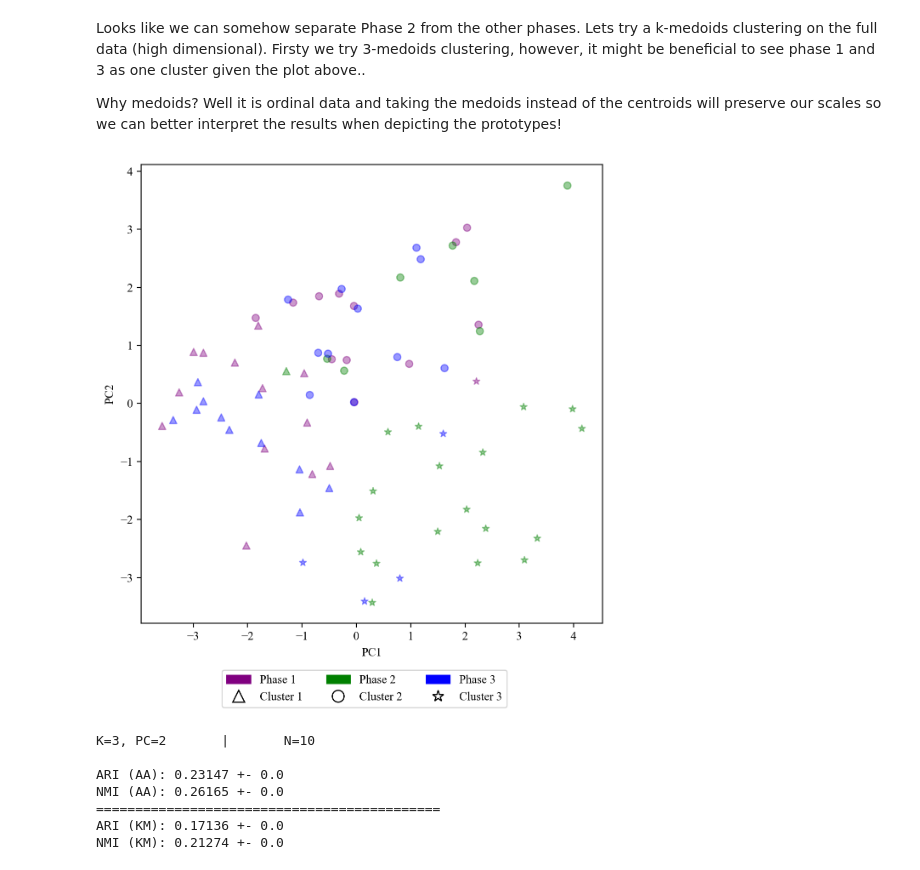
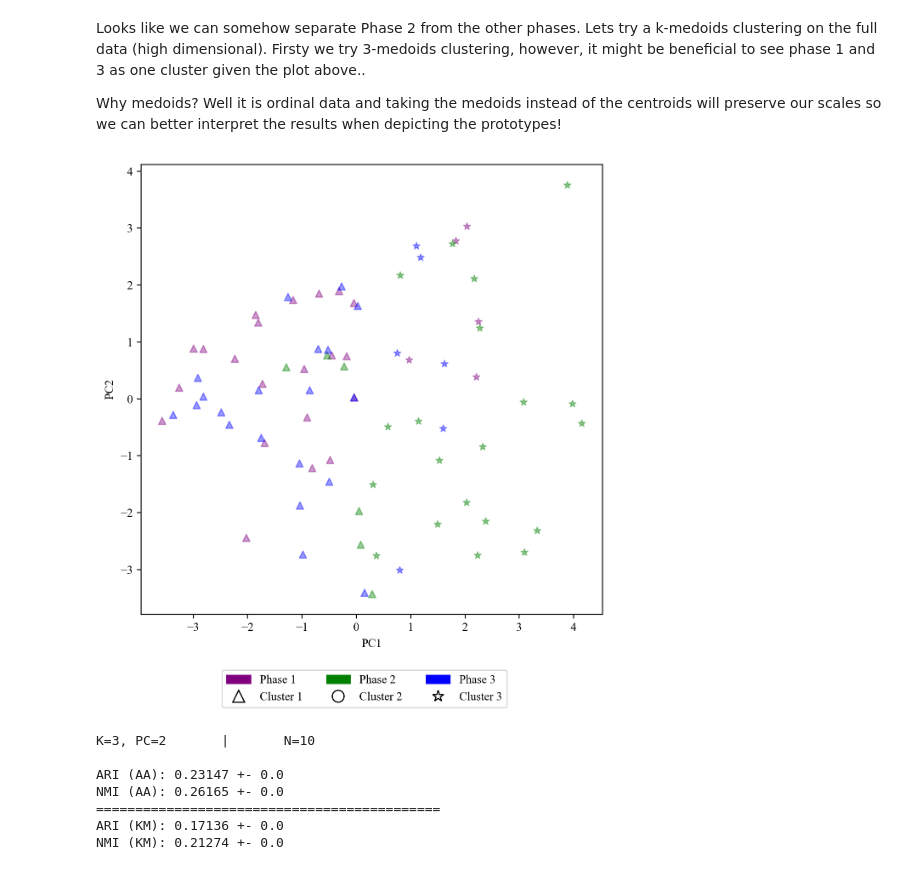
Before and after one commit to Ne0-1/02582_computational_data_analysis, a Jupyter notebook: case2/notebooks/questionnaire_analysis.ipynb, the cells around one changed output. Saved outputs shown, nothing was run; the diff lists cells and outputs as text; code cells hidden in the pictures.

```diff
--- a/case2/notebooks/questionnaire_analysis.ipynb
+++ b/case2/notebooks/questionnaire_analysis.ipynb
@@ -178,7 +189,7 @@ Looks like we can somehow separate Phase 2 from the other phases. Lets try a k-m
 Why medoids? Well it is ordinal data and taking the medoids instead of the centroids will preserve our scales so we can better interpret the results when depicting the prototypes!
 # %%
 from sklearn_extra.cluster import KMedoids
-means3 = KMedoids(n_clusters = 3, random_state = 0)
+means3 = KMedoids(n_clusters = 2, random_state = 0)
 
 X = np.array(matrix_for_PCA, dtype=float)
 means3.fit(X)
@@ -201,34 +212,34 @@ for i, color in enumerate(cmap):
     if p1 == False and label == 'Phase 1':
         p1 = True
         plt.scatter(matrix_plot[i,0], matrix_plot[i,1], color = color, label=label, alpha=0.4, marker=markers[i])
     elif p2 == False and label == 'Phase 2':
         p2 = True
         plt.scatter(matrix_plot[i,0], matrix_plot[i,1], color = color, label=label, alpha=0.4, marker=markers[i])
     elif p3 == False and label == 'Phase 3':
         p3 = True
         plt.scatter(matrix_plot[i,0], matrix_plot[i,1], color = color, label=label, alpha=0.4, marker=markers[i])
     else:
         plt.scatter(matrix_plot[i,0], matrix_plot[i,1], color = color, alpha=0.4, marker=markers[i])
 
 import matplotlib.patches as mpatches
 ph1 = mpatches.Patch(color='purple', label='Phase 1')
 ph2 = mpatches.Patch(color='green', label='Phase 2')
 ph3 = mpatches.Patch(color='blue', label='Phase 3')
 import matplotlib.lines as mlines
 tri = mlines.Line2D([], [], color='blue', marker='^', markerfacecolor='None', markeredgecolor='black', linestyle='None',
                           markersize=10, label='Cluster 1')
 circ = mlines.Line2D([], [], marker='o',  markerfacecolor='None', markeredgecolor='black', linestyle='None',
                           markersize=10, label='Cluster 2')
 star =  mlines.Line2D([], [], marker='*',  markerfacecolor='None', markeredgecolor='black', linestyle='None',
                           markersize=10, label='Cluster 3')
 plt.xlabel('PC1')
 plt.ylabel('PC2')
 fig.legend(loc='center', ncol=3, bbox_to_anchor=(0.5, 0), handles=[ph1, tri, ph2, circ, ph3, star])
 #fig.legend(loc='lower center', ncol=3, bbox_to_anchor=(0.5, 0))
 #fig.savefig('k-means.png', bbox_inches='tight')
 plt.show()
 # %% [output]
-[figure, old version]
+[figure, new version]
 # %%
 #Maybe we'll do some AA?
 from py_pcha import PCHA
```
Also changed, not shown: parts of 10 cells of this notebook.
